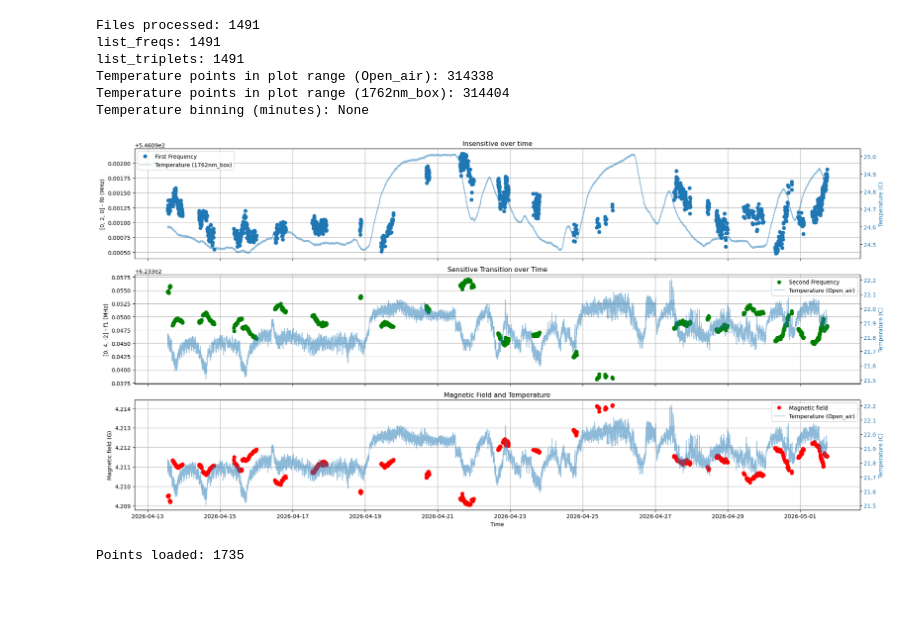
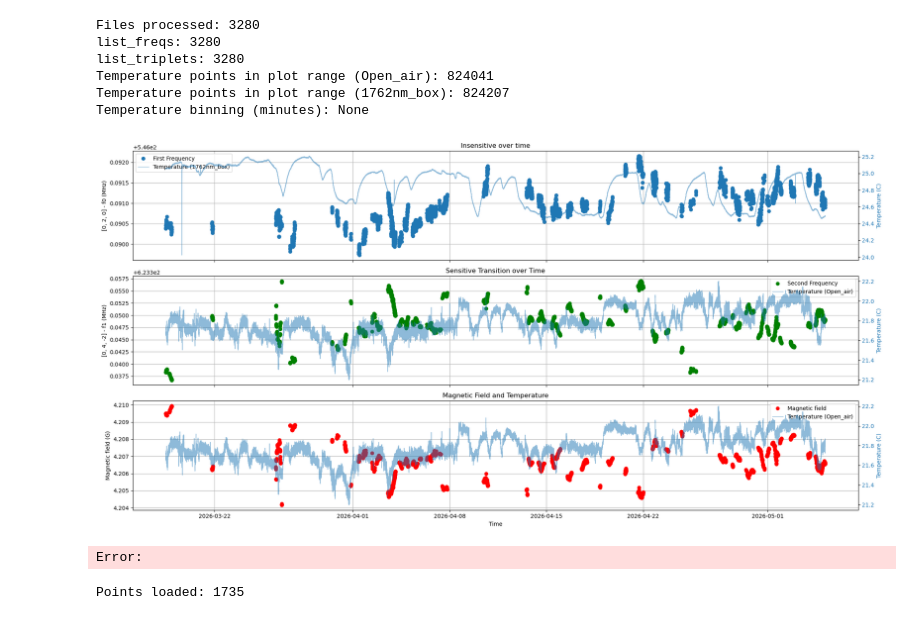
Before and after one commit to GauravTathed/PhD_python_scripts, a Jupyter notebook: Magnetic_field_over_time/magnetic_field_and_temp.ipynb, the cells around one changed output. Saved outputs shown, nothing was run; the diff lists cells and outputs as text; code cells hidden in the pictures; blank space fills up the shorter version.

```diff
--- a/Magnetic_field_over_time/magnetic_field_and_temp.ipynb
+++ b/Magnetic_field_over_time/magnetic_field_and_temp.ipynb
@@ -18,8 +18,8 @@ temp_base_folder_top_insensitive = r"Z:\Lab_HPT_logs\1762nm_box"
 TEMP_BIN_MINUTES = None  # Set to None, 1, or 5
 
 # Define date-time filter (Modify as needed)
-# start_date = datetime(2026, 2, 17, 0, 0, 0)  # Change to desired start datetime
-start_date = datetime(2026, 4, 13, 0, 0, 0)
+start_date = datetime(2026, 3, 15, 0, 0, 0)  # Change to desired start datetime
+# start_date = datetime(2026, 4, 13, 0, 0, 0)
 end_date = datetime(2026, 12, 15, 0, 0, 59)  # Change to desired end datetime (Optional)
 
 temp_line_pattern = re.compile(
@@ -309,39 +309,40 @@ for i, axis in enumerate(ax):
             label=t_label,
         )
 
     temp_axis.set_ylabel("Temperature (C)", color=temp_color)
     temp_axis.tick_params(axis="y", labelcolor=temp_color)
     ax_temp.append(temp_axis)
 
 # Combine legends from both y-axes on each subplot
 for i, axis in enumerate(ax):
     lines_left, labels_left = axis.get_legend_handles_labels()
     lines_right, labels_right = ax_temp[i].get_legend_handles_labels()
     if lines_left or lines_right:
         axis.legend(lines_left + lines_right, labels_left + labels_right, loc="best")
 
 # Shade regions on all subplots
 # for start, end in regions:
 #     t_start = sorted_times[start]
 #     t_end = sorted_times[end]
 #     for axis in ax:
 #         axis.axvspan(t_start, t_end, alpha=0.3, color='gray')
 
 # Rotate x-axis labels for better readability
 plt.xticks(rotation=45)
 
 # Show the plots
 plt.tight_layout()
 plt.savefig("freq_deviation_over_time.png")
 plt.show()
 # %% [output]
-Files processed: 1491
-list_freqs: 1491
-list_triplets: 1491
-Temperature points in plot range (Open_air): 314338
-Temperature points in plot range (1762nm_box): 314404
+Files processed: 3280
+list_freqs: 3280
+list_triplets: 3280
+Temperature points in plot range (Open_air): 824041
+Temperature points in plot range (1762nm_box): 824207
 Temperature binning (minutes): None
-[figure, old version]
+[figure, new version]
+Error:
 # %%
 %matplotlib widget
 # %%
```
Also changed, not shown: 42 other files.
